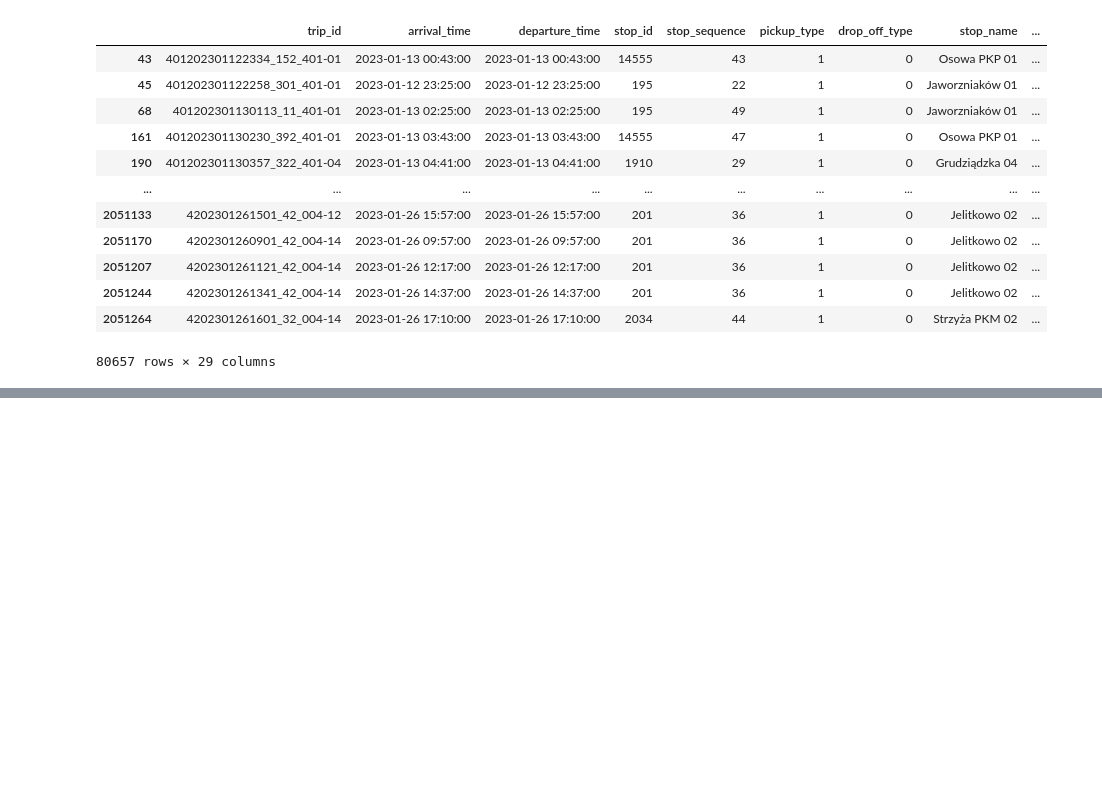
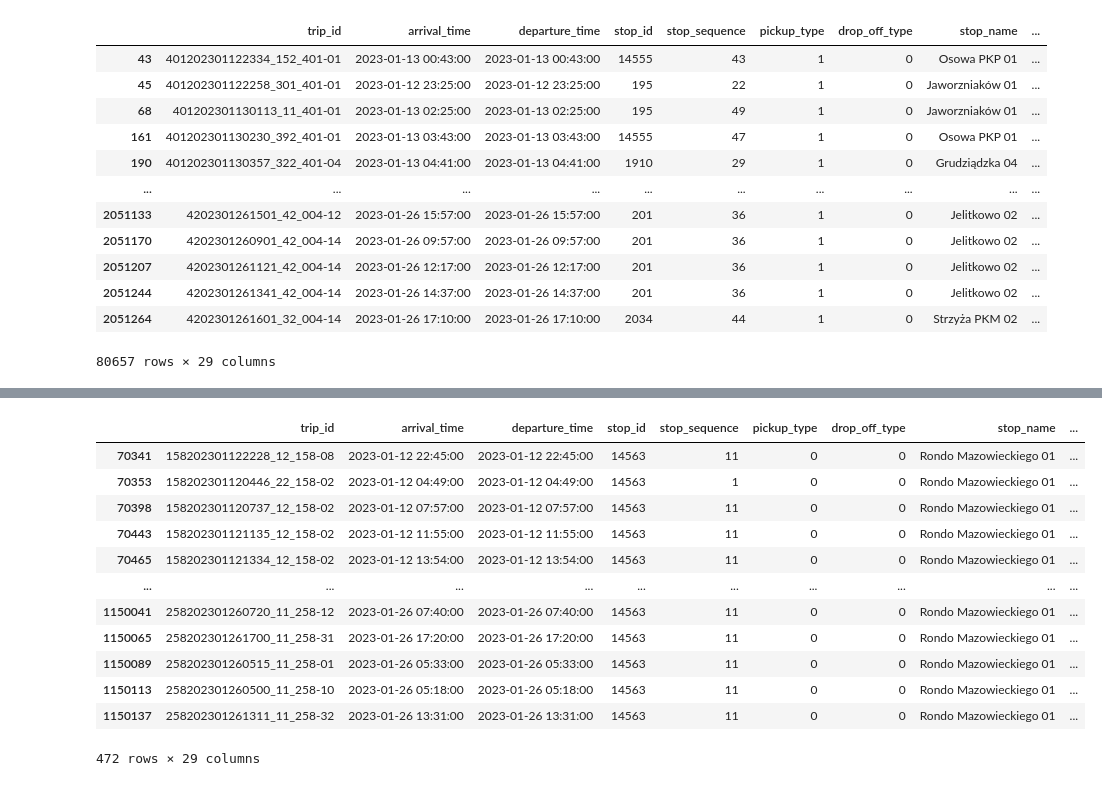
Before and after one commit to Mazurel/PG-Hackaton-2023, a Jupyter notebook: solution/testing.ipynb, the cells around one changed output, grey strips where cells are left out. Cells and saved outputs as stored; diff of their text form; code cells hidden in the pictures; blank space fills up the shorter version.

```diff
--- a/solution/testing.ipynb
+++ b/solution/testing.ipynb
@@ -88,0 +145,16 @@ result[(result['drop_off_type'] == 0) & (result['pickup_type'] == 1)]
+# %%
+result[result['stop_name'] == 'Rondo Mazowieckiego 01']
+# %% [output]
+|  | trip_id | arrival_time | departure_time | stop_id | stop_sequence | pickup_type | drop_off_type | stop_name | ... |
+| 70341 | 158202301122228_12_158-08 | 2023-01-12 22:45:00 | 2023-01-12 22:45:00 | 14563 | 11 | 0 | 0 | Rondo Mazowieckiego 01 | ... |
+| 70353 | 158202301120446_22_158-02 | 2023-01-12 04:49:00 | 2023-01-12 04:49:00 | 14563 | 1 | 0 | 0 | Rondo Mazowieckiego 01 | ... |
+| 70398 | 158202301120737_12_158-02 | 2023-01-12 07:57:00 | 2023-01-12 07:57:00 | 14563 | 11 | 0 | 0 | Rondo Mazowieckiego 01 | ... |
+| 70443 | 158202301121135_12_158-02 | 2023-01-12 11:55:00 | 2023-01-12 11:55:00 | 14563 | 11 | 0 | 0 | Rondo Mazowieckiego 01 | ... |
+| 70465 | 158202301121334_12_158-02 | 2023-01-12 13:54:00 | 2023-01-12 13:54:00 | 14563 | 11 | 0 | 0 | Rondo Mazowieckiego 01 | ... |
+| ... | ... | ... | ... | ... | ... | ... | ... | ... | ... |
+| 1150041 | 258202301260720_11_258-12 | 2023-01-26 07:40:00 | 2023-01-26 07:40:00 | 14563 | 11 | 0 | 0 | Rondo Mazowieckiego 01 | ... |
+| 1150065 | 258202301261700_11_258-31 | 2023-01-26 17:20:00 | 2023-01-26 17:20:00 | 14563 | 11 | 0 | 0 | Rondo Mazowieckiego 01 | ... |
+| 1150089 | 258202301260515_11_258-01 | 2023-01-26 05:33:00 | 2023-01-26 05:33:00 | 14563 | 11 | 0 | 0 | Rondo Mazowieckiego 01 | ... |
+| 1150113 | 258202301260500_11_258-10 | 2023-01-26 05:18:00 | 2023-01-26 05:18:00 | 14563 | 11 | 0 | 0 | Rondo Mazowieckiego 01 | ... |
+| 1150137 | 258202301261311_11_258-32 | 2023-01-26 13:31:00 | 2023-01-26 13:31:00 | 14563 | 11 | 0 | 0 | Rondo Mazowieckiego 01 | ... |
+472 rows × 29 columns
```
Also changed, not shown: parts of 7 cells of this notebook.
